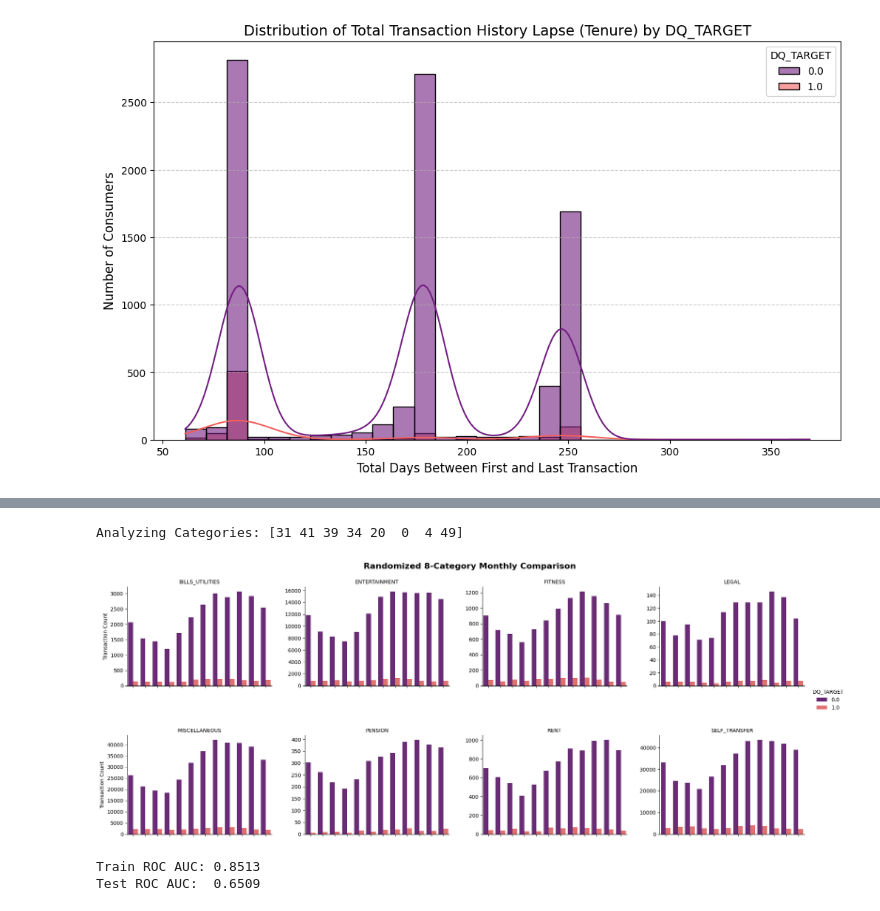
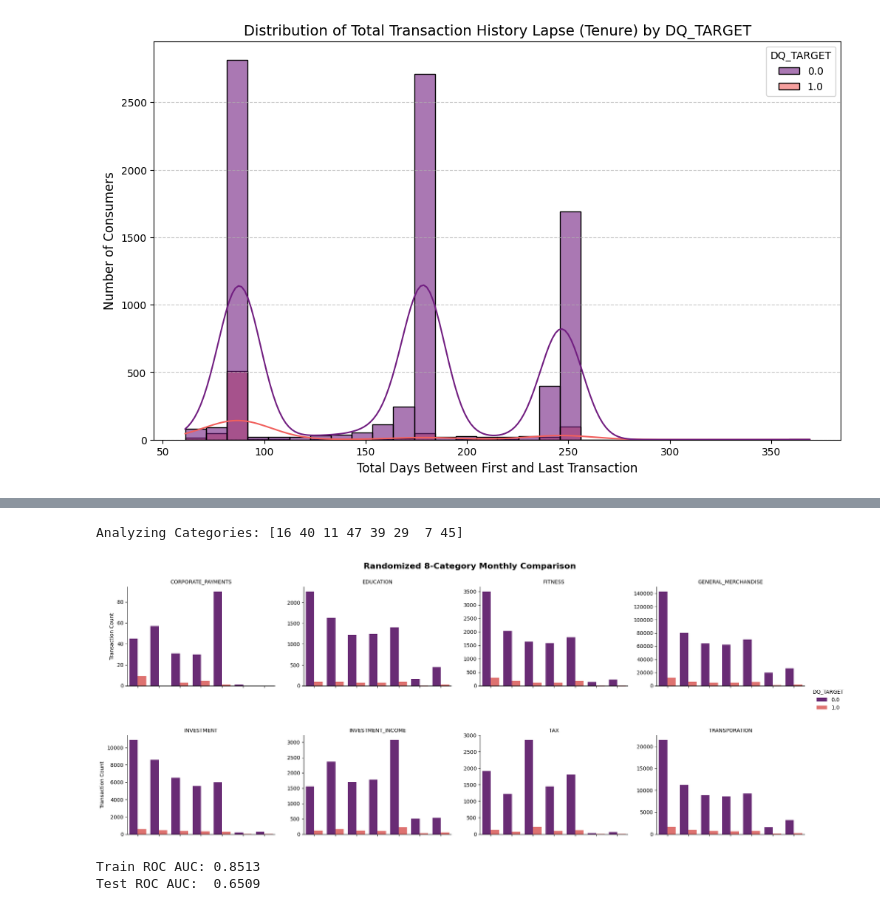
Before and after one commit to harisdsc/DSC180B, a Jupyter notebook: fitting_model.ipynb, the cells around one changed output, grey strips where cells are left out. Saved outputs shown, nothing was run; the diff lists cells and outputs as text; code cells hidden in the pictures.

```diff
--- a/fitting_model.ipynb
+++ b/fitting_model.ipynb
@@ -231,28 +427,28 @@ df['posted_date'] = pd.to_datetime(df['posted_date'])
 
 # 2. Extract the month and month name
 # We extract the month number for sorting and name for labeling
-df['month_num'] = df['posted_date'].dt.month
-df['month_name'] = df['posted_date'].dt.month_name()
+df['day_num'] = df['posted_date'].dt.weekday
+df['day_name'] = df['posted_date'].dt.day_name()
 
 # 3. Create a monthly summary
 # Option A: Total transactions per month
-monthly_dist = df.groupby(['month_num', 'month_name', 'DQ_TARGET']).size().reset_index(name='transaction_count')
+weekly_dist = df.groupby(['day_num', 'day_name', 'DQ_TARGET']).size().reset_index(name='transaction_count')
 
 # Option B: Or unique consumers per month
-# monthly_dist = df.groupby(['month_num', 'month_name', 'DQ_TARGET'])['prism_consumer_id'].nunique().reset_index(name='unique_consumers')
+# monthly_dist = df.groupby(['day_num', 'day_name', 'DQ_TARGET'])['prism_consumer_id'].nunique().reset_index(name='unique_consumers')
 
 # 4. Create the plot
 plt.figure(figsize=(14, 7))
 sns.barplot(
-    data=monthly_dist.sort_values('month_num'),
-    x='month_name',
+    data=weekly_dist.sort_values('day_num'),
+    x='day_name',
     y='transaction_count',
     hue='DQ_TARGET',
     palette='viridis'
 )
 
-plt.title('Monthly Transaction Distribution by DQ_TARGET', fontsize=14)
-plt.xlabel('Month', fontsize=12)
+plt.title('Weekly Transaction Distribution by DQ_TARGET', fontsize=14)
+plt.xlabel('Days', fontsize=12)
 plt.ylabel('Total Transactions', fontsize=12)
 plt.xticks(rotation=45)
 plt.grid(axis='y', linestyle='--', alpha=0.7)
@@ -299,43 +475,43 @@ sub_df = df[df['category'].isin(target_categories)].copy()
 sub_df['posted_date'] = pd.to_datetime(sub_df['posted_date'])
 
 # 3. Extract Month info and Map Names
-sub_df['month_num'] = sub_df['posted_date'].dt.month
-sub_df['month_name'] = sub_df['posted_date'].dt.month_name()
+sub_df['day_num'] = sub_df['posted_date'].dt.weekday
+sub_df['day_name'] = sub_df['posted_date'].dt.day_name()
 
 # Using catmap to get the readable label
 sub_df['cat_name'] = sub_df['category'].map(lambda x: catmap.iloc[x]['category'])
 
 # 4. Aggregate counts
-grid_counts = sub_df.groupby(['cat_name', 'month_num', 'month_name', 'DQ_TARGET']).size().reset_index(name='tx_count')
-grid_counts = grid_counts.sort_values(['cat_name', 'month_num'])
+grid_counts = sub_df.groupby(['cat_name', 'day_num', 'day_name', 'DQ_TARGET']).size().reset_index(name='tx_count')
+grid_counts = grid_counts.sort_values(['cat_name', 'day_num'])
 
 # 5. Plotting using FacetGrid
 # 'sharey=False' is crucial because transaction volumes vary wildly between categories
 g = sns.catplot(
     data=grid_counts,
-    x='month_name',
+    x='day_name',
     y='tx_count',
     hue='DQ_TARGET',
     col='cat_name',
     kind='bar',
     col_wrap=4,
     height=4,
     aspect=1.2,
     palette='magma',
     sharey=False
 )
 
 # 6. Formatting
 g.set_xticklabels(rotation=45)
 g.set_axis_labels("", "Transaction Count")
 g.set_titles("{col_name}")
 plt.subplots_adjust(top=0.9, hspace=0.5)
 g.fig.suptitle('Randomized 8-Category Monthly Comparison', fontsize=16, fontweight='bold')
 
 plt.show()
 # %% [output]
-Analyzing Categories: [31 41 39 34 20  0  4 49]
+Analyzing Categories: [16 40 11 47 39 29  7 45]
-[figure, old version]
+[figure, new version]
 # %%
 from sklearn.model_selection import train_test_split
 from sklearn.linear_model import LogisticRegression
```
Also changed, not shown: parts of 22 cells of this notebook, 10 other files.
